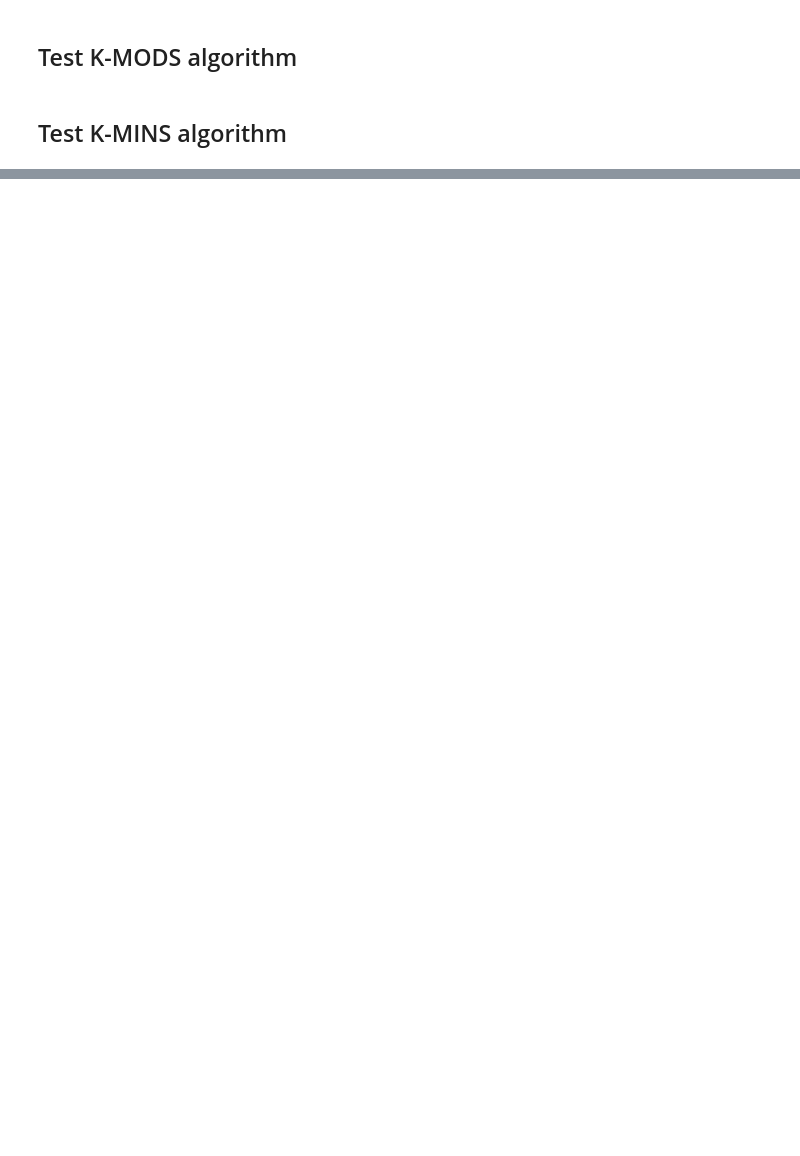
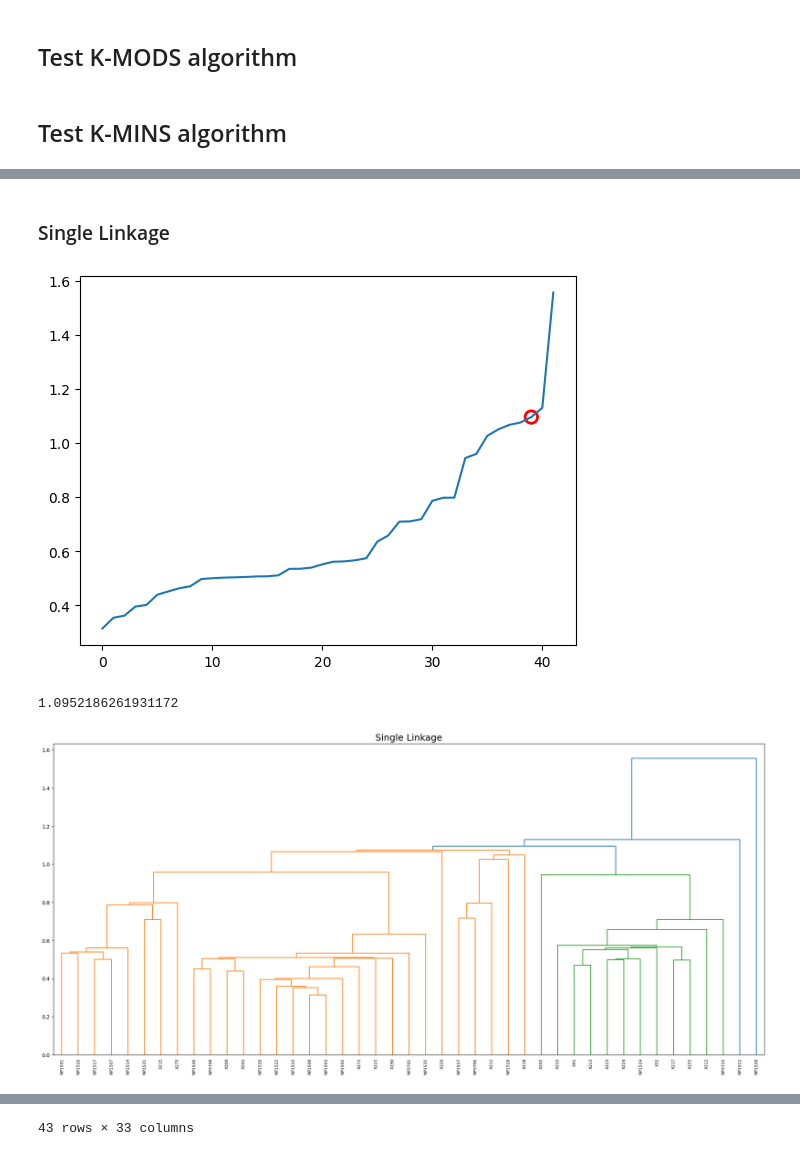
Before and after one commit to zelo2000/Xema, a Jupyter notebook: Python/Mater_read_data.ipynb, the cells around one changed output, grey strips where cells are left out. Saved outputs shown, nothing was run; the diff lists cells and outputs as text; code cells hidden in the pictures; blank space fills up the shorter version.

```diff
--- a/Python/Mater_read_data.ipynb
+++ b/Python/Mater_read_data.ipynb
@@ -187,0 +390,8 @@ data_index_clusterize.to_excel('result_index.xlsx')
+# %% [markdown]
+### Single Linkage
+# %%
+hierarchical(data_index, "single", 'interp1d', "Single Linkage")
+# %% [output]
+[figure, added]
+1.0952186261931172
+[figure, added]
@@ -187,0 +416 @@ data_index_clusterize.to_excel('result_index.xlsx')
+43 rows × 33 columns
```
Also changed, not shown: parts of 37 cells of this notebook, 37 other files.
